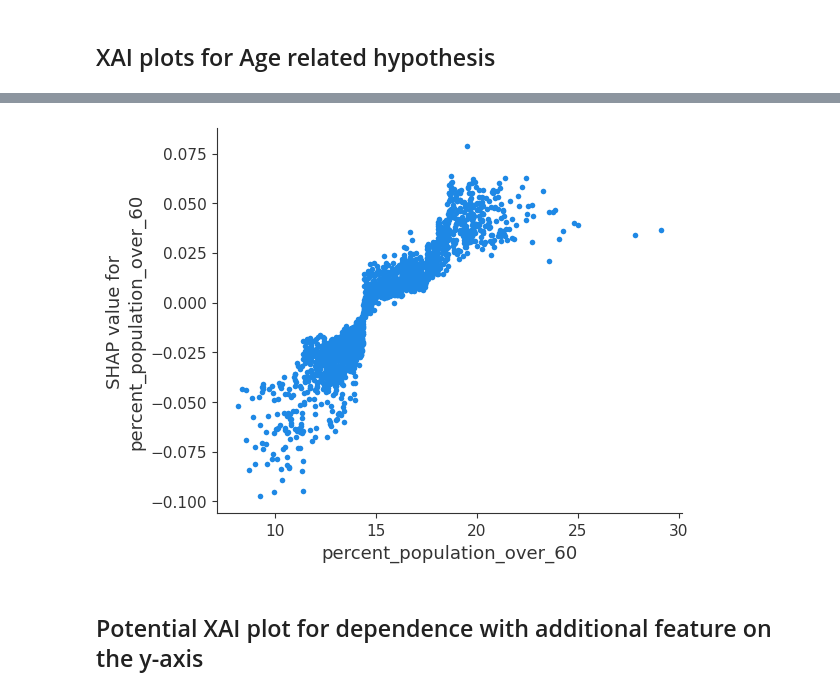
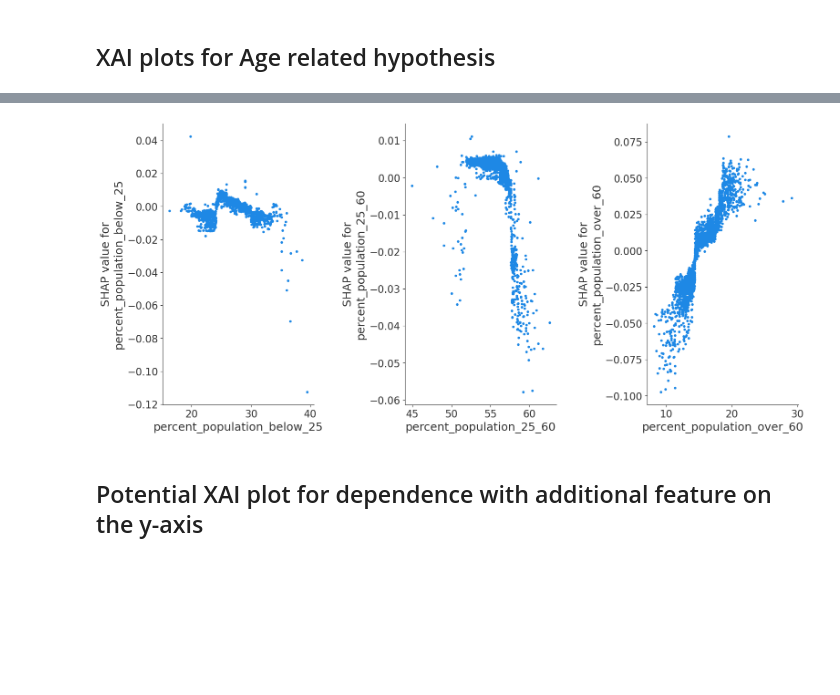
Before and after one commit to jjfrackowiak/WEC2024, a Jupyter notebook: XAI/exploration_notebook.ipynb, the cells around one changed output, grey strips where cells are left out. Drawn from its saved outputs; the diff is of its cells as text; code cells hidden in the pictures; blank space fills up the shorter version.

```diff
--- a/XAI/exploration_notebook.ipynb
+++ b/XAI/exploration_notebook.ipynb
@@ -101,7 +92,26 @@ shap.dependence_plot("percent_population_25_60", shap_values1, filtered_df, inte
-# %%
-shap.dependence_plot("percent_population_over_60", shap_values1, filtered_df, interaction_index=None)
-# %% [output]
-[figure, removed]
+# %%
+# Create subplots
+fig, axs = plt.subplots(1, 3, figsize=(18, 8))
+
+# Plot the dependence plots
+shap.dependence_plot("percent_population_below_25", shap_values1, filtered_df, interaction_index=None, ax=axs[0], show=False)
+shap.dependence_plot("percent_population_25_60", shap_values1, filtered_df, interaction_index=None, ax=axs[1], show=False)
+shap.dependence_plot("percent_population_over_60", shap_values1, filtered_df, interaction_index=None, ax=axs[2], show=False)
+
+# Adjust spacing between subplots
+plt.subplots_adjust(wspace=0.6)
+
+# Increase font size for labels and tick marks
+for ax in axs:
+    ax.tick_params(axis='both', which='major', labelsize=16)
+    ax.tick_params(axis='both', which='minor', labelsize=14)
+    ax.set_xlabel(ax.get_xlabel(), fontsize=18)
+    ax.set_ylabel(ax.get_ylabel(), fontsize=18)
+
+# Show the plots
+plt.show()
+# %% [output]
+[figure, added]
 # %% [markdown]
 ## Potential XAI plot for dependence with additional feature on the y-axis
 # %%
```
Also changed, not shown: parts of 3 cells of this notebook.
